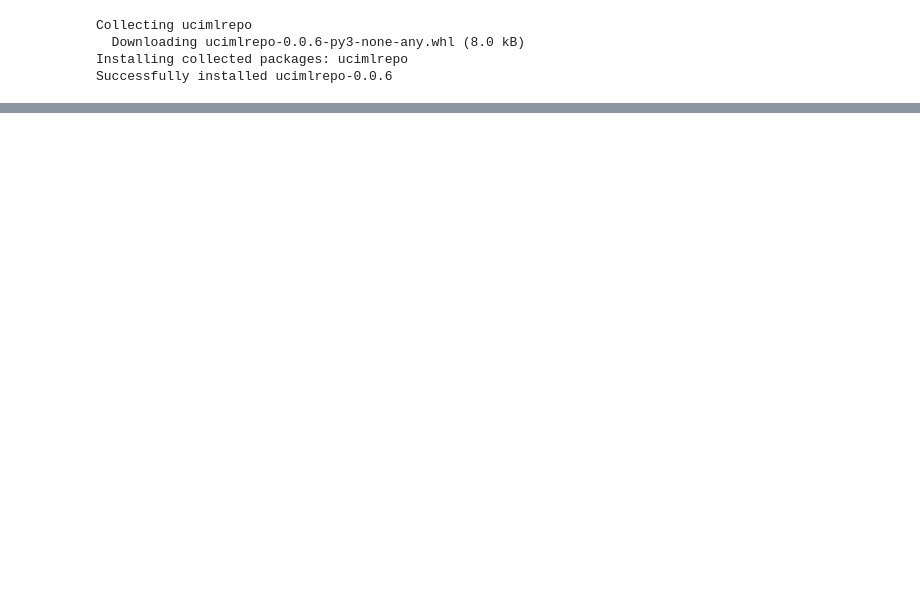
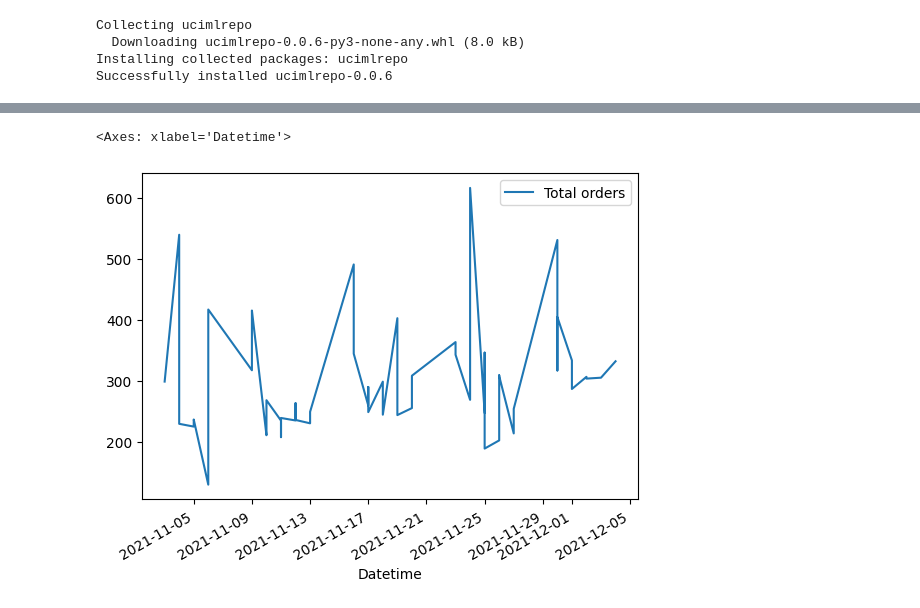
Before and after one commit to jaramillooo/Proyecto_series_no_lineales, a Jupyter notebook: proyecto12ipynb.ipynb, the cells around one changed output, grey strips where cells are left out. Drawn from its saved outputs; the diff is of its cells as text; code cells hidden in the pictures; blank space fills up the shorter version.

```diff
--- a/proyecto12ipynb.ipynb
+++ b/proyecto12ipynb.ipynb
@@ -125,0 +147,7 @@ df.head(10)
+# %%
+_ = pd.DataFrame({
+    'Datetime': ds['Datetime'],
+    'Total orders': y['Total orders']
+})
+data = _.set_index('Datetime')
+data.head(10)
@@ -125,0 +167,5 @@ df.head(10)
+# %%
+data.plot()
+# %% [output]
+<Axes: xlabel='Datetime'>
+[figure, added]
```
Also changed, not shown: parts of 24 cells of this notebook.
